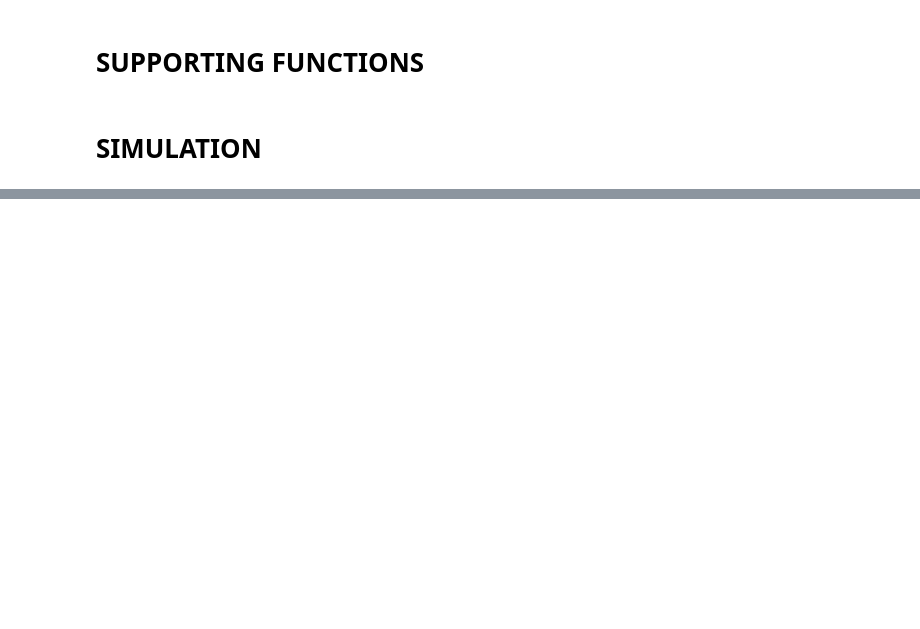
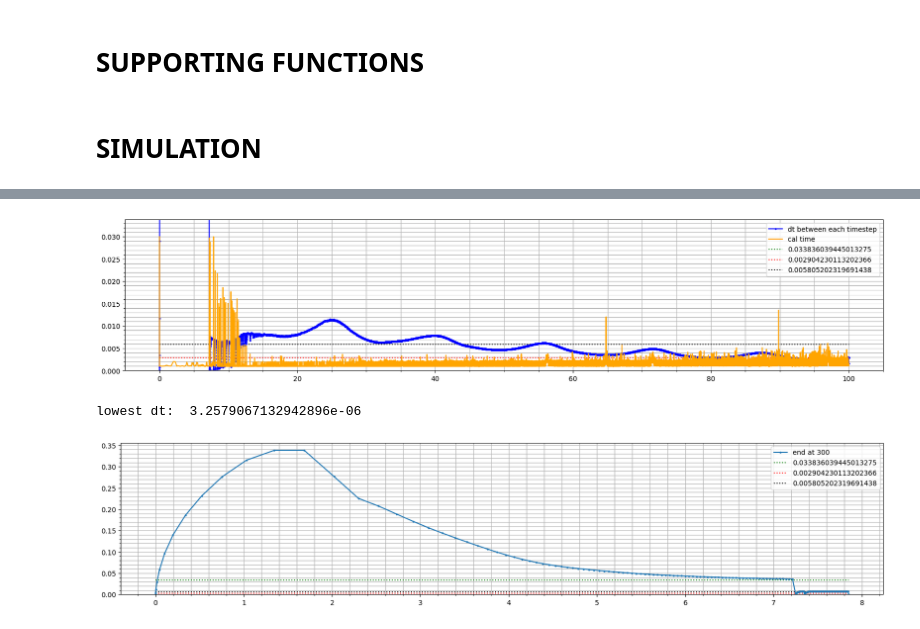
Before and after one commit to Annika-wyt/annika, a Jupyter notebook: ricatti_rk45.ipynb, the cells around one changed output, grey strips where cells are left out. Drawn from its saved outputs; the diff is of its cells as text; code cells hidden in the pictures; blank space fills up the shorter version.

```diff
--- a/ricatti_rk45.ipynb
+++ b/ricatti_rk45.ipynb
@@ -619,0 +840,31 @@ plt.show()
+# %%
+figsize = (20,4)
+figure = plt.figure(figsize=figsize)
+plt.plot(solt[:-1], dttemp, color="blue", marker='o', markersize=1.8, label="dt between each timestep")
+# plt.plot(solt, np.array(plot_act_p)-np.array(plot_est_p), label=["x", "y", "z"], marker='o', markersize=0.2)
+plt.hlines(y=bins[1], xmin=0, xmax=time[1], color='green', linestyles='dotted', label=bins[1])
+plt.hlines(y=bins2[1], xmin=0, xmax=time[1], color='red', linestyles='dotted', label=bins2[1])
+plt.hlines(y=bins2[2], xmin=0, xmax=time[1], color='black', linestyles='dotted', label=bins2[2])
+plt.plot(solt, caltime, color="orange", label="cal time")
+plt.minorticks_on()
+plt.ylim(0, bins[1])
+plt.legend()
+plt.grid(which='both')
+plt.show()
+
+figure = plt.figure(figsize=figsize)
+end = 300
+print("lowest dt: ", min(dttemp))
+plt.plot(solt[:end], dttemp[:end], label="end at " + str(end), marker='o', markersize=1.8)
+plt.hlines(y=bins[1], xmin=0, xmax=solt[end], color='green', linestyles='dotted', label=bins[1])
+plt.hlines(y=bins2[1], xmin=0, xmax=solt[end], color='red', linestyles='dotted', label=bins2[1])
+plt.hlines(y=bins2[2], xmin=0, xmax=solt[end], color='black', linestyles='dotted', label=bins2[2])
+plt.minorticks_on()
+plt.ylim(0)
+plt.legend()
+plt.grid(which='both')
+plt.show()
+# %% [output]
+[figure, added]
+lowest dt:  3.2579067132942896e-06
+[figure, added]
```
Also changed, not shown: parts of 12 cells of this notebook, 1 other file.
